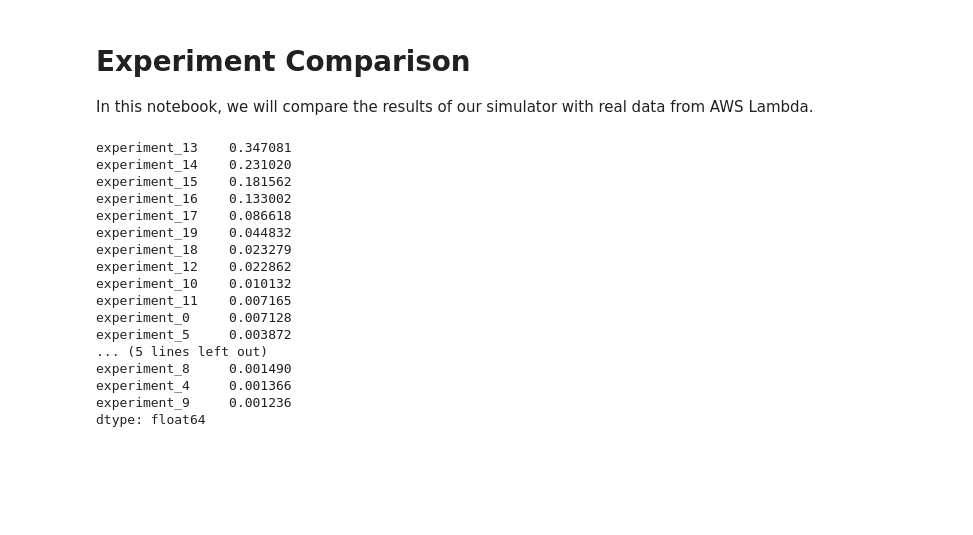
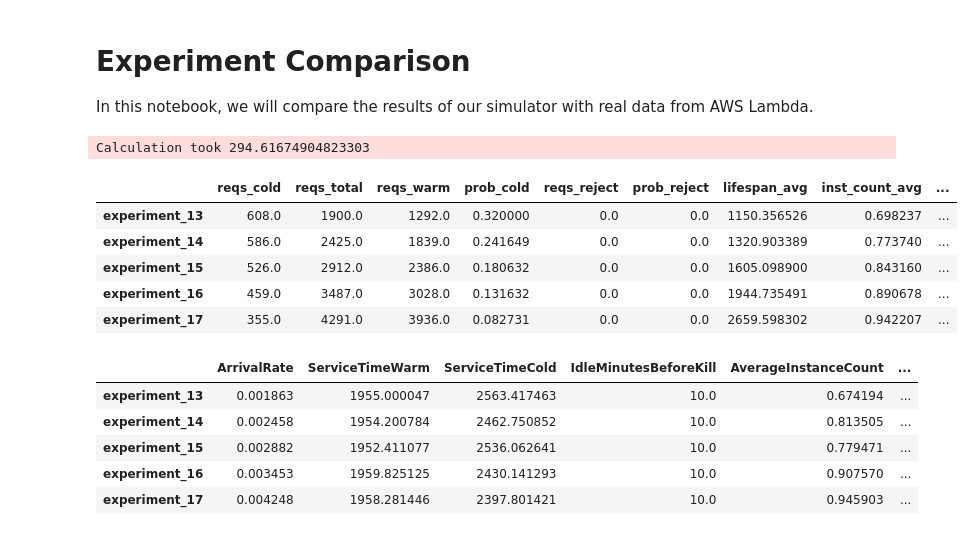
Before and after one commit to pacslab/simfaas, a Jupyter notebook: examples/04-Experiment-Comparison.ipynb, the cells around one changed output. Saved outputs shown, nothing was run; the diff lists cells and outputs as text; code cells hidden in the pictures; blank space fills up the shorter version.

```diff
--- a/examples/04-Experiment-Comparison.ipynb
+++ b/examples/04-Experiment-Comparison.ipynb
@@ -46,27 +46,28 @@ def get_row_cold_prob(x):
     )
 
 start_time = time.time()
-sim_cold_probs = exp_df.apply(get_row_cold_prob, axis=1)
-print(f"Calculation took {time.time() - start_time}")
-sim_cold_probs
+sim_df = exp_df.apply(get_row_cold_prob, axis=1)
+print(f"\n\nCalculation took {time.time() - start_time}")
 # %% [output]
-experiment_13    0.347081
-experiment_14    0.231020
-experiment_15    0.181562
-experiment_16    0.133002
-experiment_17    0.086618
-experiment_19    0.044832
-experiment_18    0.023279
-experiment_12    0.022862
-experiment_10    0.010132
-experiment_11    0.007165
-experiment_0     0.007128
-experiment_5     0.003872
-... (5 lines left out)
-experiment_8     0.001490
-experiment_4     0.001366
-experiment_9     0.001236
-dtype: float64
+Calculation took 294.61674904823303
+# %%
+sim_df.head()
+# %% [output]
+|  | reqs_cold | reqs_total | reqs_warm | prob_cold | reqs_reject | prob_reject | lifespan_avg | inst_count_avg | ... |
+| experiment_13 | 608.0 | 1900.0 | 1292.0 | 0.320000 | 0.0 | 0.0 | 1150.356526 | 0.698237 | ... |
+| experiment_14 | 586.0 | 2425.0 | 1839.0 | 0.241649 | 0.0 | 0.0 | 1320.903389 | 0.773740 | ... |
+| experiment_15 | 526.0 | 2912.0 | 2386.0 | 0.180632 | 0.0 | 0.0 | 1605.098900 | 0.843160 | ... |
+| experiment_16 | 459.0 | 3487.0 | 3028.0 | 0.131632 | 0.0 | 0.0 | 1944.735491 | 0.890678 | ... |
+| experiment_17 | 355.0 | 4291.0 | 3936.0 | 0.082731 | 0.0 | 0.0 | 2659.598302 | 0.942207 | ... |
+# %%
+exp_df.head()
+# %% [output]
+|  | ArrivalRate | ServiceTimeWarm | ServiceTimeCold | IdleMinutesBeforeKill | AverageInstanceCount | ... |
+| experiment_13 | 0.001863 | 1955.000047 | 2563.417463 | 10.0 | 0.674194 | ... |
+| experiment_14 | 0.002458 | 1954.200784 | 2462.750852 | 10.0 | 0.813505 | ... |
+| experiment_15 | 0.002882 | 1952.411077 | 2536.062641 | 10.0 | 0.779471 | ... |
+| experiment_16 | 0.003453 | 1959.825125 | 2430.141293 | 10.0 | 0.907570 | ... |
+| experiment_17 | 0.004248 | 1958.281446 | 2397.801421 | 10.0 | 0.945903 | ... |
 # %%
 from matplotlib.ticker import ScalarFormatter
 
```
Also changed, not shown: parts of 4 cells of this notebook, 2 other files.
